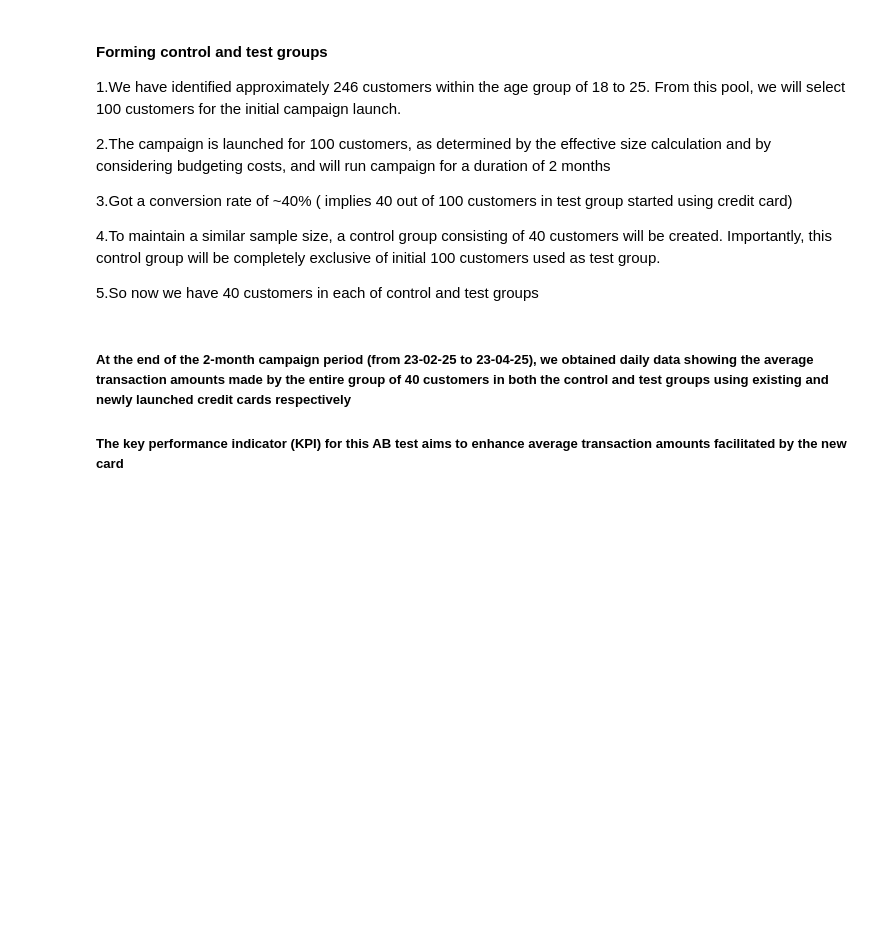
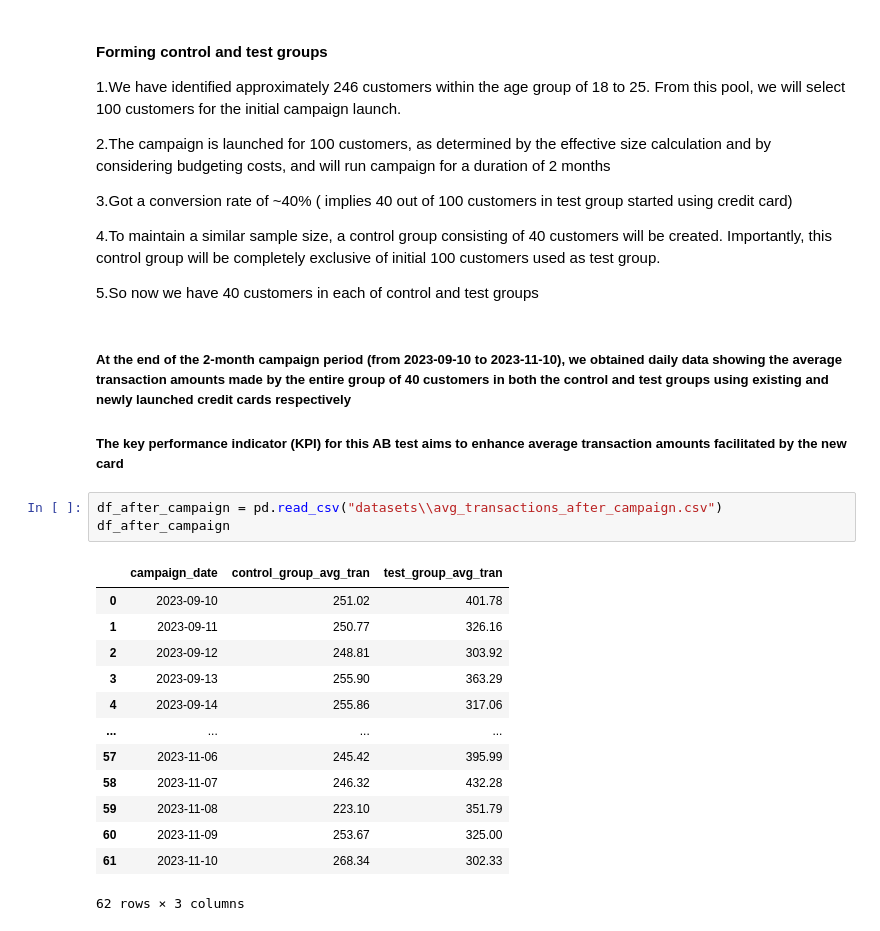
Before and after one commit to HMurawski/credit_card_launch, a Jupyter notebook: main.ipynb, the cells around one changed output. Cells and saved outputs as stored; diff of their text form; blank space fills up the shorter version.

```diff
--- a/main.ipynb
+++ b/main.ipynb
@@ -912,6 +912,23 @@ Based on business requirements, the test should be capable of detecting a minimu
 
 5.So now we have 40 customers in each of control and test groups
 # %% [markdown]
-##### At the end of the 2-month campaign period (from 23-02-25 to 23-04-25), we obtained daily data showing the average transaction amounts made by the entire group of 40 customers in both the control and test groups using existing and newly launched credit cards respectively
+##### At the end of the 2-month campaign period (from 2023-09-10 to 2023-11-10), we obtained daily data showing the average transaction amounts made by the entire group of 40 customers in both the control and test groups using existing and newly launched credit cards respectively
 
 ##### The key performance indicator (KPI) for this AB test aims to enhance average transaction amounts facilitated by the new card
+# %%
+df_after_campaign = pd.read_csv("datasets\\avg_transactions_after_campaign.csv")
+df_after_campaign
+# %% [output]
+|  | campaign_date | control_group_avg_tran | test_group_avg_tran |
+| 0 | 2023-09-10 | 251.02 | 401.78 |
+| 1 | 2023-09-11 | 250.77 | 326.16 |
+| 2 | 2023-09-12 | 248.81 | 303.92 |
+| 3 | 2023-09-13 | 255.90 | 363.29 |
+| 4 | 2023-09-14 | 255.86 | 317.06 |
+| ... | ... | ... | ... |
+| 57 | 2023-11-06 | 245.42 | 395.99 |
+| 58 | 2023-11-07 | 246.32 | 432.28 |
+| 59 | 2023-11-08 | 223.10 | 351.79 |
+| 60 | 2023-11-09 | 253.67 | 325.00 |
+| 61 | 2023-11-10 | 268.34 | 302.33 |
+62 rows × 3 columns
```
Also changed, not shown: parts of 20 cells of this notebook.
